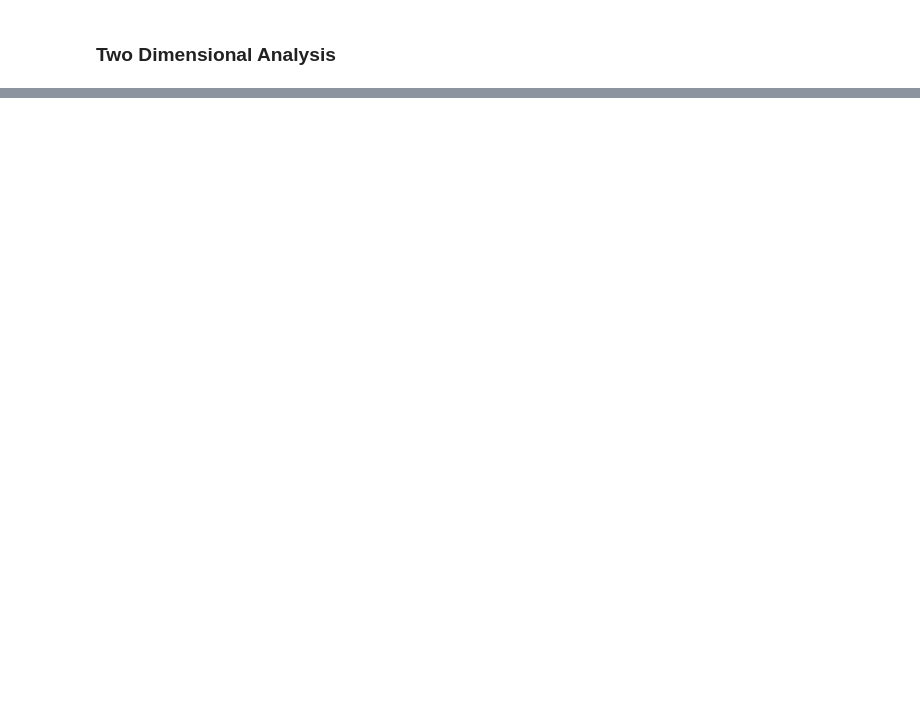
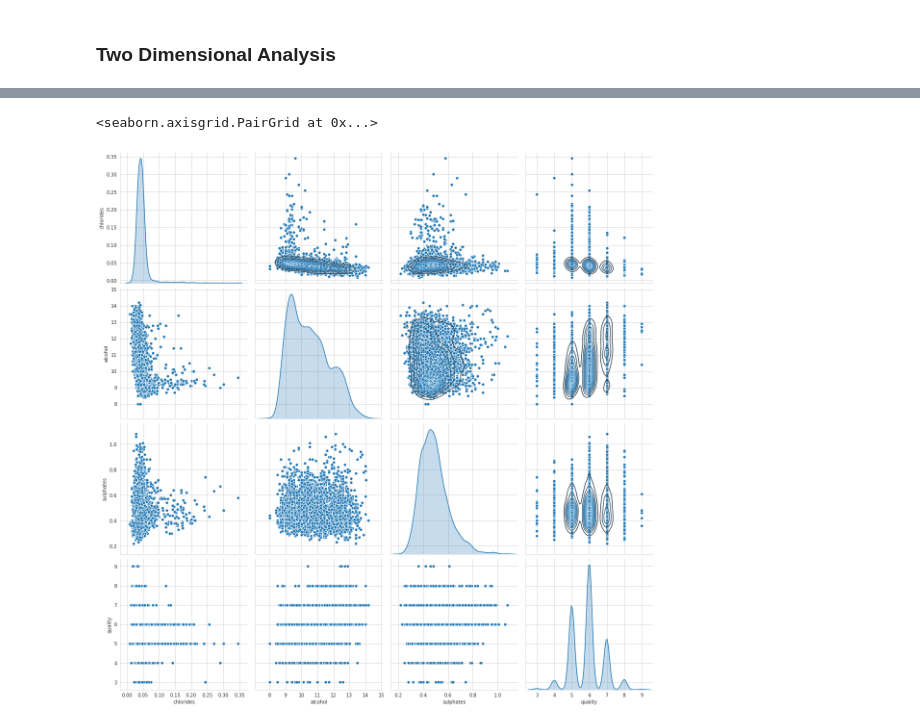
Before and after one commit to hahafael/principles_of_machine_learning_microsoft, a Jupyter notebook: my_projects/Predicting Wine Quality.ipynb, the cells around one changed output, grey strips where cells are left out. Saved outputs shown, nothing was run; the diff lists cells and outputs as text; code cells hidden in the pictures; blank space fills up the shorter version.

```diff
--- a/my_projects/Predicting Wine Quality.ipynb
+++ b/my_projects/Predicting Wine Quality.ipynb
@@ -109,0 +139,6 @@ Note: This type of plot wasn't the best choice. Why? Overplotting!!
+# %%
+cols = ['chlorides','alcohol', 'sulphates', 'quality']
+sns.pairplot(wine[cols], palette="Set2", diag_kind="kde", height=4).map_upper(sns.kdeplot, cmap="Blues_d")
+# %% [output]
+<seaborn.axisgrid.PairGrid at 0x...>
+[figure, added]
```
Also changed, not shown: parts of 15 cells of this notebook.
